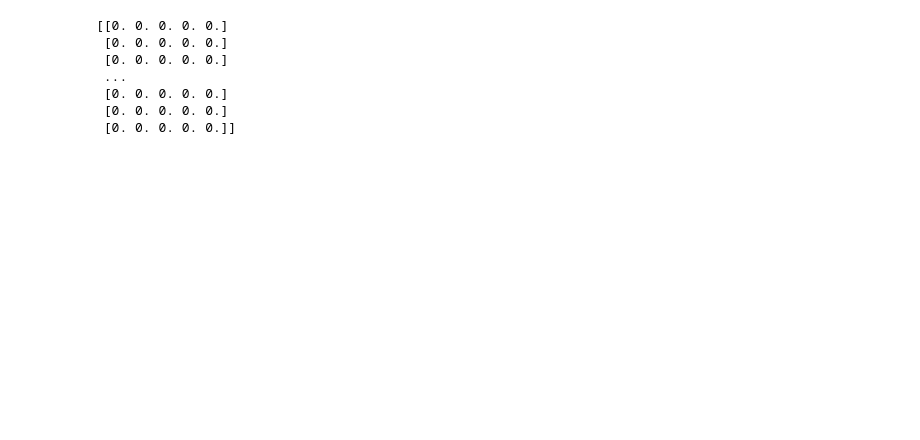
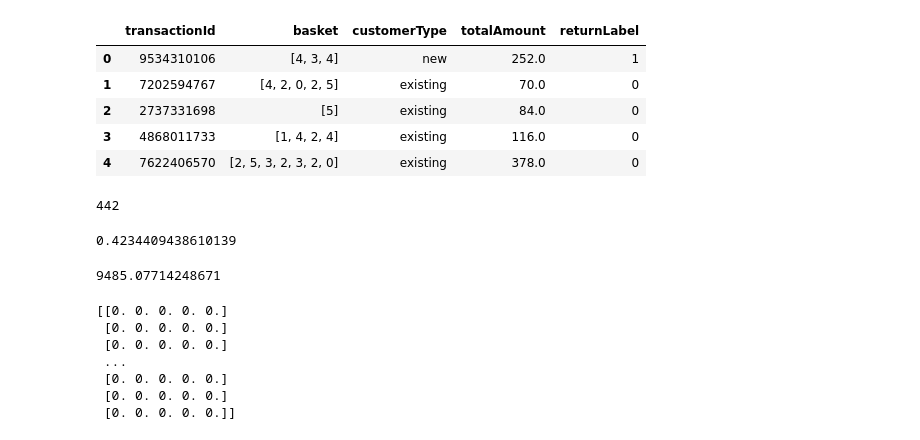
Before and after one commit to FriedemannClaus/ml-kurs-ws22, a Jupyter notebook: Projekt.ipynb, the cells around one changed output. Drawn from its saved outputs; the diff is of its cells as text; code cells hidden in the pictures; blank space fills up the shorter version.

```diff
--- a/Projekt.ipynb
+++ b/Projekt.ipynb
@@ -19,0 +30,24 @@ data.hist(bins=100)
+# %%
+#3
+train.head()
+# %% [output]
+|  | transactionId | basket | customerType | totalAmount | returnLabel |
+| 0 | 9534310106 | [4, 3, 4] | new | 252.0 | 1 |
+| 1 | 7202594767 | [4, 2, 0, 2, 5] | existing | 70.0 | 0 |
+| 2 | 2737331698 | [5] | existing | 84.0 | 0 |
+| 3 | 4868011733 | [1, 4, 2, 4] | existing | 116.0 | 0 |
+| 4 | 7622406570 | [2, 5, 3, 2, 3, 2, 0] | existing | 378.0 | 0 |
+# %%
+train['customerType'].isna().sum()
+# %% [output]
+442
+# %%
+newPart = (train['customerType'] == 'new').sum() / (train['customerType'] == 'existing').sum()
+newPart
+# %% [output]
+0.4234409438610139
+# %%
+cut = 22400 * newPart
+cut
+# %% [output]
+9485.07714248671
```
Also changed, not shown: parts of 9 cells of this notebook.
